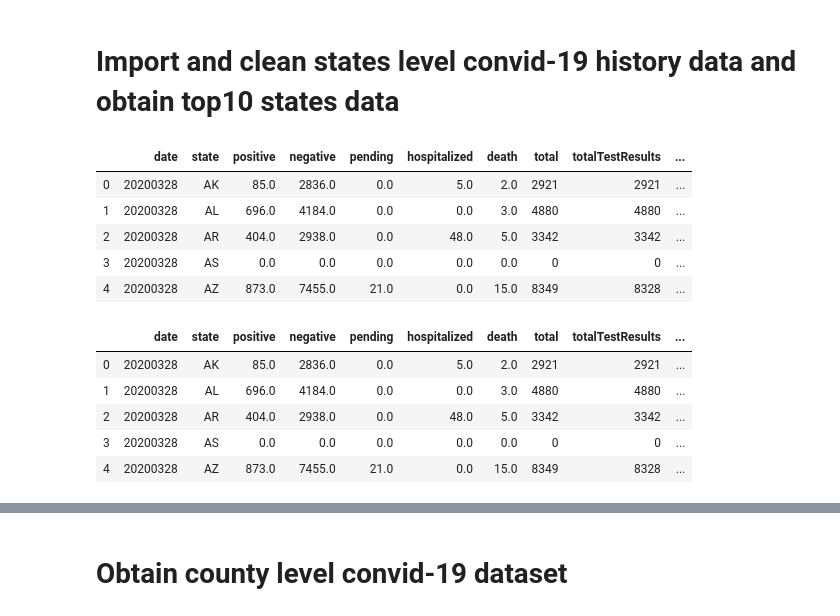
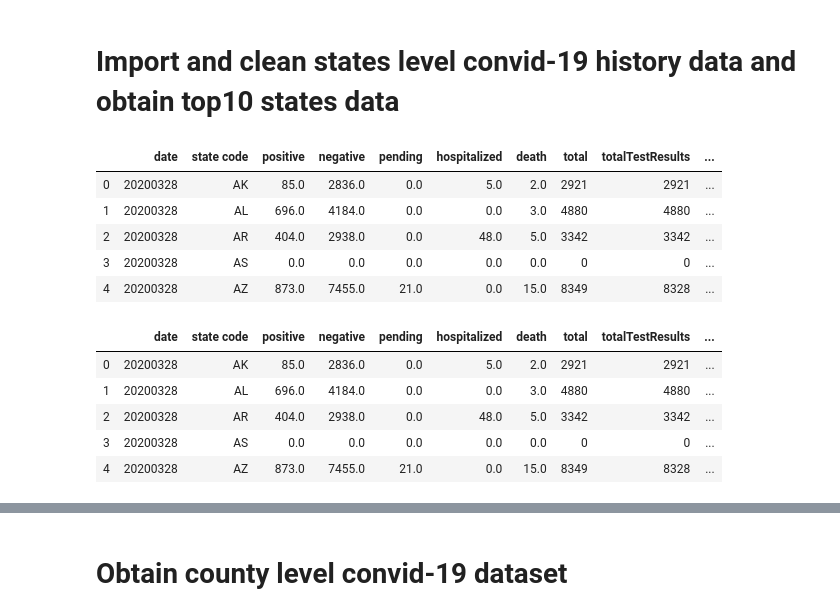
Before and after one commit to sereneys/Databootcamp-project-1, a Jupyter notebook: Covid-19-US-Analysis.ipynb, the cells around one changed output, grey strips where cells are left out. Drawn from its saved outputs; the diff is of its cells as text; code cells hidden in the pictures.

```diff
--- a/Covid-19-US-Analysis.ipynb
+++ b/Covid-19-US-Analysis.ipynb
@@ -43,17 +43,18 @@ us_history_data.head()
 # %%
 # Import states dataset
 states_history_data = pd.read_csv("Resources/states_daily.csv")
 
 states_history_data = states_history_data.drop(columns = ["hash","dateChecked","fips"])
 
 # Filled NaN with zeor value. There are two columns have NaN values: pending and hospitalized.
     # For pending (tests pending results), we deemed the information not relevant for our analysis as very few data points have valid value.
     # For hospitalized, some states data are not available, we will replace them with "0" and exclude them from our analysis.
 states_data_clean = states_history_data.fillna(0)
+states_data_clean = states_data_clean.rename(columns = {"state":"state code"})
 
 states_data_clean.head()
 # %% [output]
-|  | date | state | positive | negative | pending | hospitalized | death | total | totalTestResults | ... |
+|  | date | state code | positive | negative | pending | hospitalized | death | total | totalTestResults | ... |
 | 0 | 20200328 | AK | 85.0 | 2836.0 | 0.0 | 5.0 | 2.0 | 2921 | 2921 | ... |
 | 1 | 20200328 | AL | 696.0 | 4184.0 | 0.0 | 0.0 | 3.0 | 4880 | 4880 | ... |
 | 2 | 20200328 | AR | 404.0 | 2938.0 | 0.0 | 48.0 | 5.0 | 3342 | 3342 | ... |
@@ -64,16 +65,14 @@ states_data_clean.head()
 
 # Import data file with state name and state abbreviation
 state_abb = pd.read_csv("Resources/states_abbreviation.csv")
-state_abb = state_abb.rename(columns = {"State":"state name", "Abbreviation":"state"})
+state_abb = state_abb.rename(columns = {"State":"state", "Abbreviation":"state code"})
 
 # Merge the states convid-19 data file with states abbreviation file and clean the output df
-states_data_clean = pd.merge(states_data_clean, state_abb, on = "state", how = "left")
-
-states_data_clean = states_data_clean.rename(columns = {"state name_x":"state name"})
+states_data_clean = pd.merge(states_data_clean, state_abb, on = "state code", how = "left")
 
 states_data_clean.head()
 # %% [output]
-|  | date | state | positive | negative | pending | hospitalized | death | total | totalTestResults | ... |
+|  | date | state code | positive | negative | pending | hospitalized | death | total | totalTestResults | ... |
 | 0 | 20200328 | AK | 85.0 | 2836.0 | 0.0 | 5.0 | 2.0 | 2921 | 2921 | ... |
 | 1 | 20200328 | AL | 696.0 | 4184.0 | 0.0 | 0.0 | 3.0 | 4880 | 4880 | ... |
 | 2 | 20200328 | AR | 404.0 | 2938.0 | 0.0 | 48.0 | 5.0 | 3342 | 3342 | ... |
```
Also changed, not shown: parts of 8 cells of this notebook.
